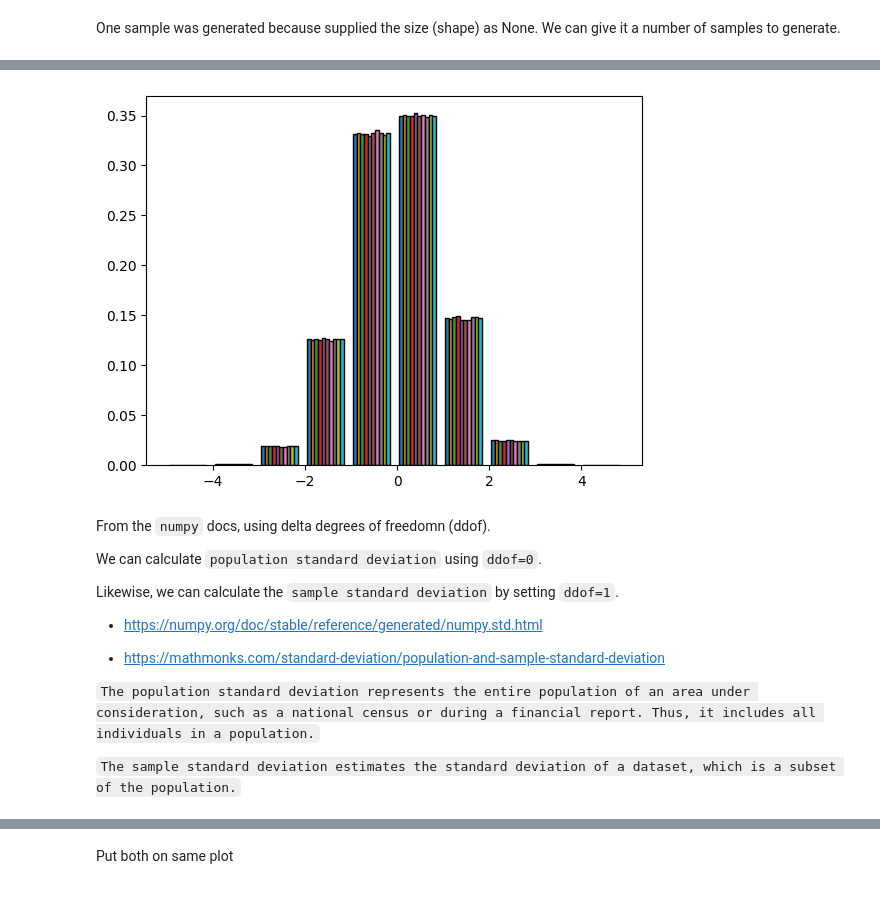
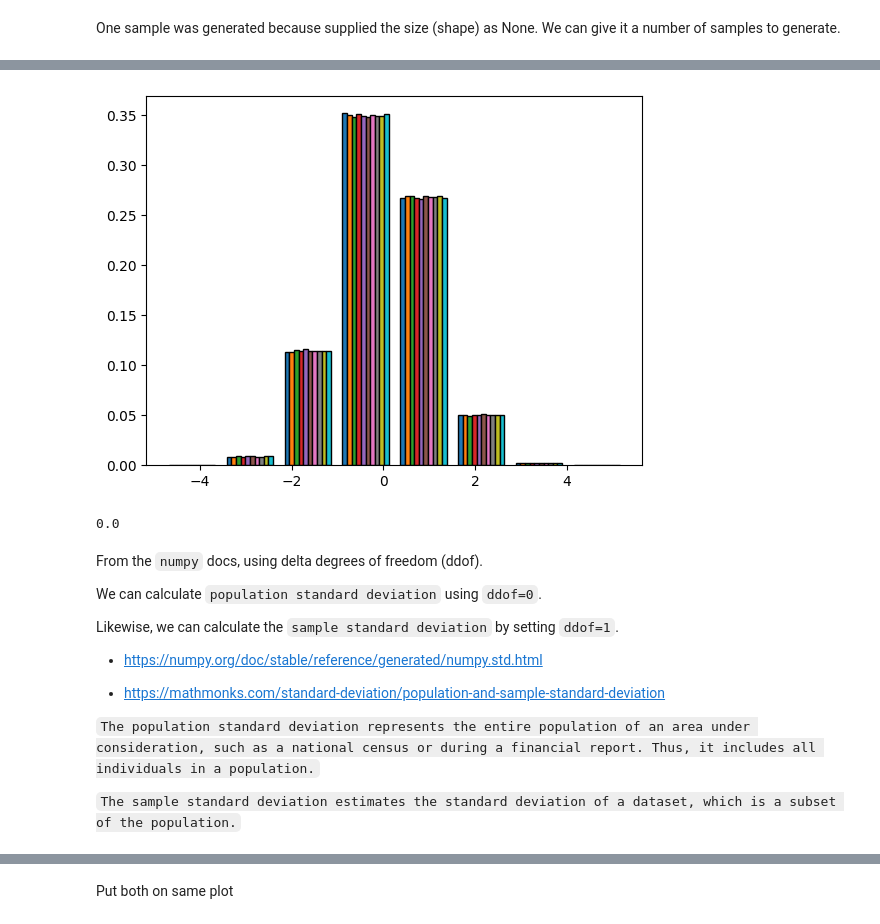
Before and after one commit to holmstead/applied_statistics, a Jupyter notebook: problems.ipynb, the cells around one changed output, grey strips where cells are left out. Drawn from its saved outputs; the diff is of its cells as text; code cells hidden in the pictures.

```diff
--- a/problems.ipynb
+++ b/problems.ipynb
@@ -280,28 +269,28 @@ We will get 100,000 rows and 10 columns of samples.
 # %%
 # Define number of samples to generate, and
 n_samples = 100000
 sample_size = 10
 
-# Generate samples from the standard normal distribution
+# Generate samples from the standard normal distribution (ie loc is 0, scale is 1)
 samples = np.random.normal(loc=0.0, scale=1.0, size=(n_samples, sample_size))
 
 # Create a figure and axis for the plot.
 fig, ax = plt.subplots()
 
 # Plot the histogram.
-ax.hist(samples, edgecolor='black', density=True)
-
-# Decorate the plot.
-ax.set_title('', fontsize=16, fontweight='bold')
-ax.set_xlabel('', fontsize=14)
-ax.set_ylabel('', fontsize=14)
+ax.hist(samples, bins=8, edgecolor='black', density=True)
 
 # Display the plot.
 plt.show()
 # %% [output]
-[figure, old version]
+[figure, new version]
+# %%
+# you can check the mean of the samples and see it is 'loc'
+print(round(np.mean(samples), 2))
+# %% [output]
+0.0
 # %% [markdown]
-From the `numpy` docs, using delta degrees of freedomn (ddof).
+From the `numpy` docs, using delta degrees of freedom (ddof).
 
 We can calculate `population standard deviation` using `ddof=0`.
 
```
Also changed, not shown: parts of 36 cells of this notebook.
